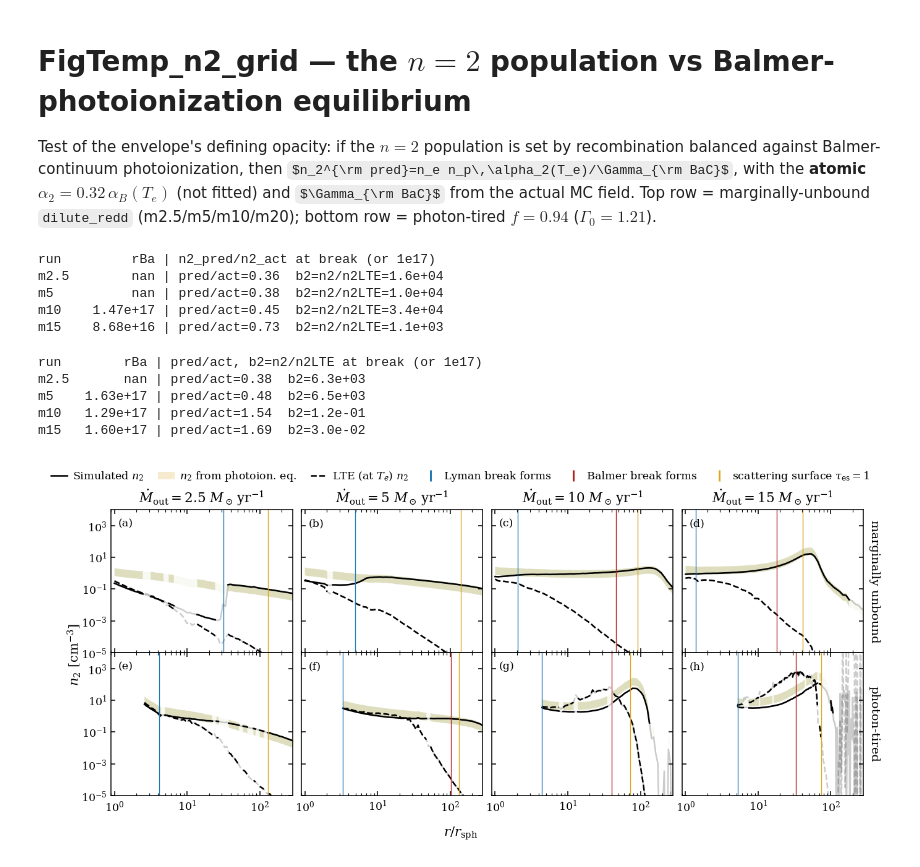
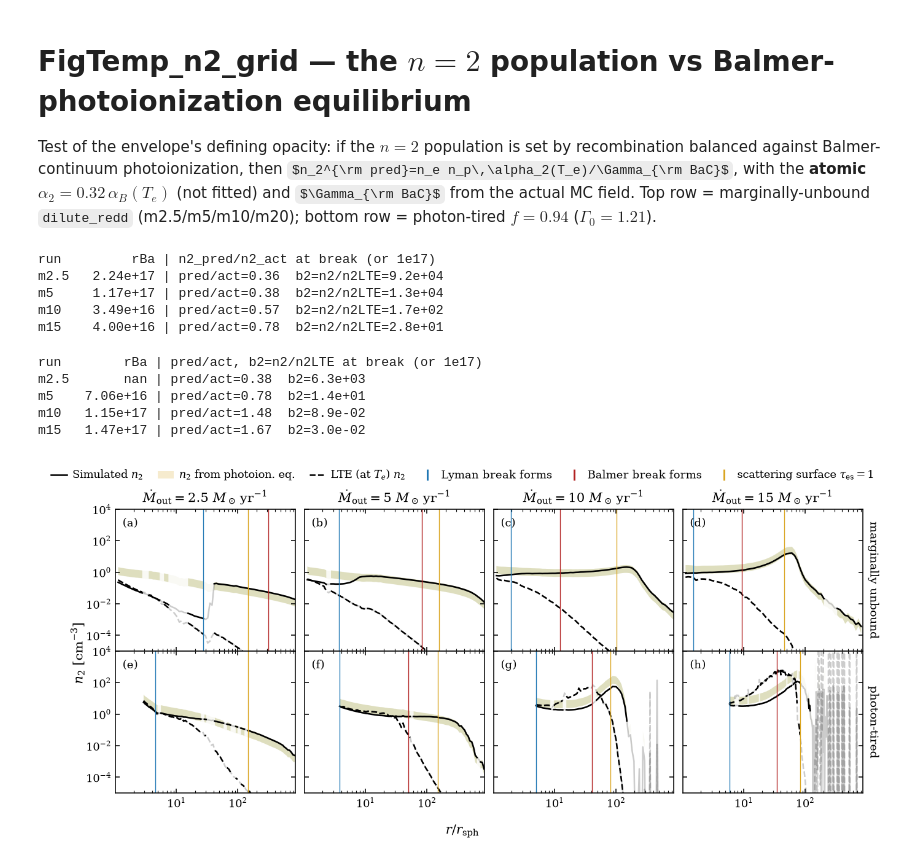
Before and after one commit to nkaaz/LRDs-as-Super-Eddington-Fountain-Flows_REPRODUCIBLE, a Jupyter notebook: analysis/FigTemp_n2_grid.ipynb, the cells around one changed output. Cells and saved outputs as stored; diff of their text form; code cells hidden in the pictures; some formulas as TeX source.

```diff
--- a/analysis/FigTemp_n2_grid.ipynb
+++ b/analysis/FigTemp_n2_grid.ipynb
@@ -8,6 +8,7 @@ Top row = marginally-unbound `dilute_redd` (m2.5/m5/m10/m20); bottom row = photo
 # %%
 import os, glob
 import numpy as np, pandas as pd
+import wind_scales                 # one definition of r_sph (Mdot-dependent)
 import matplotlib.pyplot as plt
 
 # ================= config: edit here to point at your data / output =================
@@ -51,20 +52,20 @@ def load_jnu(rd):
     cols=[c for c in x.columns if c!='Freq.' and c.startswith('F')]
     return x['Freq.'].values, x[cols].values        # freq[Nf], jnu[Nf,Ncell]
 
-def edge_break_radius(freq,jnu,r,nu_edge,jt=np.e,jt_base=3.0):
-    """Radius where J(longward)/J(shortward) across the edge first reaches jt, going
-    outward. If the ratio already exceeds jt_base at the innermost cell, the break is
-    INHERITED from the injected spectrum (cool photon-tired cores): the depletion
-    happens at the base, so the marker is drawn there (return r[0]). Measured base
-    jumps: mu family + ptf_m2.5 = 1.0-1.4 (unbroken); ptf m5/m10/m15 = 5.1/26/8.7."""
-    ib=np.argmin(np.abs(freq-nu_edge*0.97)); ia=np.argmin(np.abs(freq-nu_edge*1.03))
-    jump=jnu[ib,:]/np.maximum(jnu[ia,:],1e-99)
-    if jump[0] >= jt_base:
-        return r[0]
-    d=np.log(np.maximum(jump,1e-99))-np.log(jt)
-    s=np.where(np.diff(np.sign(d))!=0)[0]
-    if len(s)==0: return np.nan
-    i=s[0]; return np.interp(0.0,[d[i],d[i+1]],[r[i],r[i+1]])
+import breaks   # one definition of the break radii, shared by all three figures
+trapz = np.trapezoid if hasattr(np, 'trapezoid') else np.trapz   # renamed in numpy 2.0; works under both pins
+
+def edge_break_radius(freq, jnu, r, nu_edge, *_, **__):
+    """Radius where the CONTINUUM across the edge first drops by breaks.BREAK_THRESHOLD.
+
+    Delegates to analysis/breaks.py so FigOpticalDepth, FigHeatCool and
+    FigTemp_n2_grid all mark the same thing. Each side of the edge is fitted with
+    the exact diluted-blackbody basis and extrapolated to the edge, so a smooth
+    spectrum returns 1 at any colour temperature -- the old J(0.97nu)/J(1.03nu)
+    ratio charged the continuum slope to the break and reported a spurious break
+    in cool input spectra (a 7000 K blackbody scored 3.2 at the Lyman edge).
+    Legacy jt / jt_base arguments are accepted and ignored."""
+    return breaks.break_radius(freq, jnu, r, nu_edge)
 
 # (label, run key in RUN_DIRS) -- marginally-unbound dilute_redd grid
 RUNS=[('m2.5','m2.5'),('m5','m5'),('m10','m10'),('m15','m15')]
@@ -77,7 +78,7 @@ def n2_saha(Te,ne,npr):
 def aB(T): return 2.59e-13*(T/1e4)**-0.833
 def simGamma2(J,fr,Nc,thr,sig0,e0):
     s=fr>=thr; nu=fr[s]; sig=sig0*(e0/nu)**3; out=np.zeros(Nc); nn=min(Nc,J.shape[1])
-    out[:nn]=np.trapz((4*np.pi*J[:,s]/(H*nu))*sig,nu,axis=1); return out
+    out[:nn]=trapz((4*np.pi*J[:,s]/(H*nu))*sig,nu,axis=1); return out
 
 def n2_phieq(run_dir):
     m=pd.read_csv(f'{run_dir}/outflow.master.txt',sep=r'\s+'); m=m[m['inwind']==0].reset_index(drop=True)
@@ -113,10 +114,10 @@ for lab,_ in RUNS:
     print(f"{lab:5} {D['rBa']:9.2e} | pred/act={D['n2pred'][i]/D['n2act'][i]:.2f}  b2=n2/n2LTE={b2:.1e}")
 # %% [output]
 run         rBa | n2_pred/n2_act at break (or 1e17)
-m2.5        nan | pred/act=0.36  b2=n2/n2LTE=1.6e+04
-m5          nan | pred/act=0.38  b2=n2/n2LTE=1.0e+04
-m10    1.47e+17 | pred/act=0.45  b2=n2/n2LTE=3.4e+04
-m15    8.68e+16 | pred/act=0.73  b2=n2/n2LTE=1.1e+03
+m2.5   2.24e+17 | pred/act=0.36  b2=n2/n2LTE=9.2e+04
+m5     1.17e+17 | pred/act=0.38  b2=n2/n2LTE=1.3e+04
+m10    3.49e+16 | pred/act=0.57  b2=n2/n2LTE=1.7e+02
+m15    4.00e+16 | pred/act=0.78  b2=n2/n2LTE=2.8e+01
 # %%
 RUNS_PTN2=[('m2.5','pt_m2.5'),('m5','pt_m5'),('m10','pt_m10'),('m15','pt_m15')]
 N2PT={lab:n2_phieq(run_path(key)) for lab,key in RUNS_PTN2}
@@ -128,9 +129,9 @@ for lab,_ in RUNS_PTN2:
 # %% [output]
 run        rBa | pred/act, b2=n2/n2LTE at break (or 1e17)
 m2.5       nan | pred/act=0.38  b2=6.3e+03
-m5    1.63e+17 | pred/act=0.48  b2=6.5e+03
-m10   1.29e+17 | pred/act=1.54  b2=1.2e-01
-m15   1.60e+17 | pred/act=1.69  b2=3.0e-02
+m5    7.06e+16 | pred/act=0.78  b2=1.4e+01
+m10   1.15e+17 | pred/act=1.48  b2=8.9e-02
+m15   1.47e+17 | pred/act=1.67  b2=3.0e-02
 # %%
 # ===== unified n2 grid, Fig_LRD_gallery style =====
 from matplotlib.lines import Line2D
@@ -147,12 +148,12 @@ def _fade_fill(ax,x,lo,hi,good,alpha=0.22,**kw):
     ax.fill_between(x,lo,hi,where=good,alpha=alpha,lw=0,**kw)         # full band on converged cells
 
 # row0 = marginally unbound (top), row1 = photon-tired (bottom); columns by Mdot.
-# x-axis = r / r_Edd, r_Edd = 3.2e14*Mdot cm (= wind base, same normalisation as FigGamma1).
+# x-axis = r / r_sph(Mdot) from wind_scales.py -- the same normalisation as every other figure.
 # Break/photosphere colours match FigOpticalDepth: Lyman = tab:blue, photosphere = goldenrod.
 # Poorly-converged (converge!=0) cells are faded to FADE opacity rather than dropped.
 layout=[[('m2.5',N2,'mu'),  ('m5',N2,'mu'),  ('m10',N2,'mu'),  ('m15',N2,'mu')],
         [('m2.5',N2PT,'pt'),('m5',N2PT,'pt'),('m10',N2PT,'pt'),('m15',N2PT,'pt')]]
-REDD=lambda lab:3.2e14*float(lab[1:])      # Eddington radius = wind base R_in(Mdot)
+REDD=lambda lab: float(wind_scales.r_sph(float(lab[1:])))   # spherization radius, Mdot-dependent
 
 def _xmax(D):
     xm=2.5*D['rBa'] if np.isfinite(D['rBa']) else 1e17
@@ -185,31 +186,31 @@ for i,row in enumerate(layout):
         if np.isfinite(D['rBa']): ax.axvline(D['rBa']/rE,color='firebrick',ls='-',lw=0.7)
         ax.set_xscale('log'); ax.set_yscale('log')
         ax.text(0.04,0.94,f'({next(letters)})',transform=ax.transAxes,va='top',ha='left')
         if i == 0:
             ax.set_title(rf'$\dot{{M}}_{{\rm out}} = {MDOTS[j]:g}\ M_\odot\,\mathrm{{yr}}^{{-1}}$', fontsize=11)
 
 AX[0,0].set_xlim(*XLIM); AX[0,0].set_ylim(*YLIM)   # propagates (sharex/sharey)
 
 AX[0,-1].text(1.06,0.5,'marginally unbound',transform=AX[0,-1].transAxes,rotation=270,
         va='center',ha='center',color='k',fontsize=10)
 AX[1,-1].text(1.06,0.5,'photon-tired',transform=AX[1,-1].transAxes,rotation=270,
         va='center',ha='center',color='k',fontsize=10)
 
 # one-row legend across the top; break / photosphere keys drawn as VERTICAL bars (cf. FigOpticalDepth)
 vbar = lambda c: Line2D([],[],color=c,marker='|',linestyle='None',markersize=9,markeredgewidth=1.5)
 leg_handles=[Line2D([],[],color='black',lw=1.3), Patch(facecolor='goldenrod',alpha=0.22),
              Line2D([],[],color='black',ls='--',lw=1.3),
              vbar('tab:blue'), vbar('firebrick'), vbar('goldenrod')]
 leg_labels =[r'Simulated $n_2$', r'$n_2$ from photoion. eq.', r'LTE (at $T_e$) $n_2$',
              'Lyman break forms', 'Balmer break forms', r'scattering surface $\tau_{\rm es}=1$']
 fig.legend(leg_handles,leg_labels,ncol=6,loc='upper center',bbox_to_anchor=(0.5,1.01),
            frameon=False,fontsize=9,handlelength=1.5,handletextpad=0.5,columnspacing=1.3)
 
 fig.supxlabel(r'$r/r_{\rm sph}$')
 fig.supylabel(r'$n_2\ [\mathrm{cm^{-3}}]$')
 
 fig.savefig(os.path.join(FIG_DIR,'FigTemp_n2_grid.pdf'))
 fig.savefig(os.path.join(FIG_DIR,'FigTemp_n2_grid.png'),dpi=300)
 plt.show()
 # %% [output]
-[figure, old version]
+[figure, new version]
```
Also changed, not shown: 20 other files.
